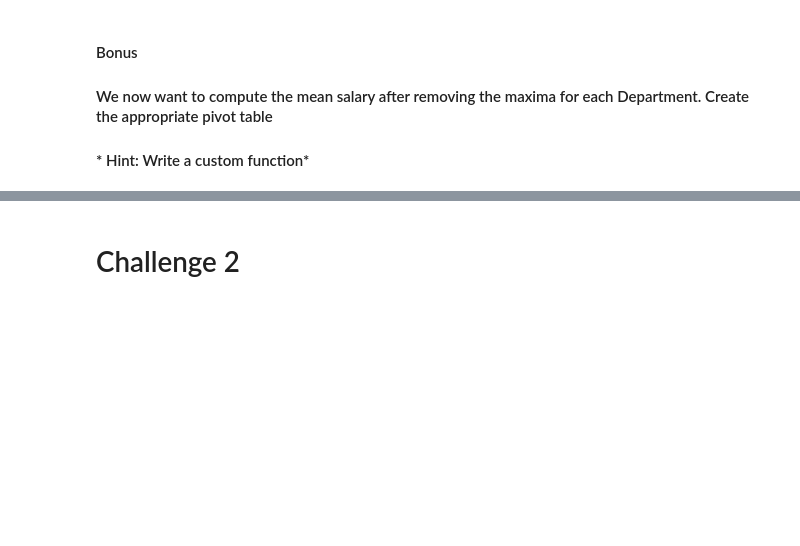
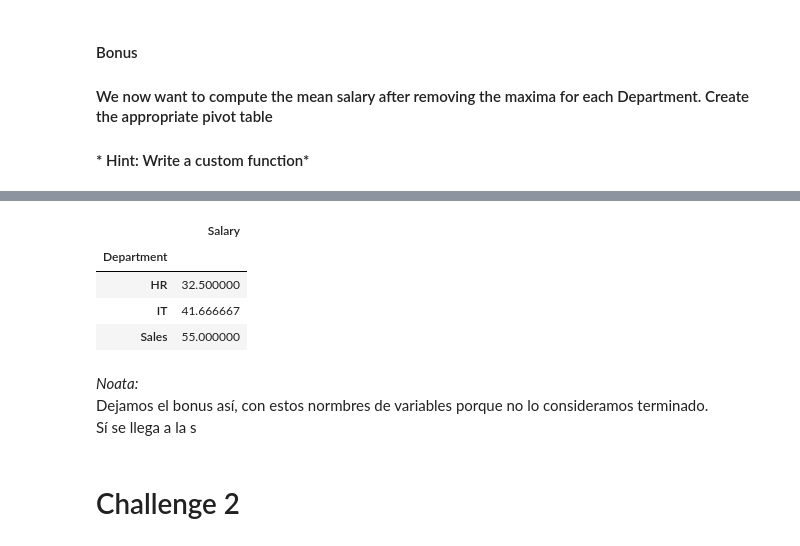
Before and after one commit to JavierLuna/data-labs, a Jupyter notebook: module-2/lab-pivot-table-and-correlation/your_code/main.ipynb, the cells around one changed output, grey strips where cells are left out. Saved outputs shown, nothing was run; the diff lists cells and outputs as text; code cells hidden in the pictures; blank space fills up the shorter version.

Commit message:
bonus done but not well

```diff
--- a/module-2/lab-pivot-table-and-correlation/your_code/main.ipynb
+++ b/module-2/lab-pivot-table-and-correlation/your_code/main.ipynb
@@ -207,3 +235,17 @@ employee.pivot_table(index=['Department', 'Title'], \
+# %%
+pepe2 = pepe.pivot_table(index=['Department', 'Name'],  values=['Salary'], aggfunc=[np.mean])
+pepe3 = pepe.groupby(['Department']).agg('mean')
+pepe3
+# %% [output]
+|  | Salary |
+| Department |  |
+| HR | 32.500000 |
+| IT | 41.666667 |
+| Sales | 55.000000 |
+# %% [markdown]
+*Noata:*
+Dejamos el bonus así, con estos normbres de variables porque no lo consideramos terminado.
+Sí se llega a la s
 # %% [markdown]
 # Challenge 2
 # %% [markdown]
```
Also changed, not shown: parts of 7 cells of this notebook.
